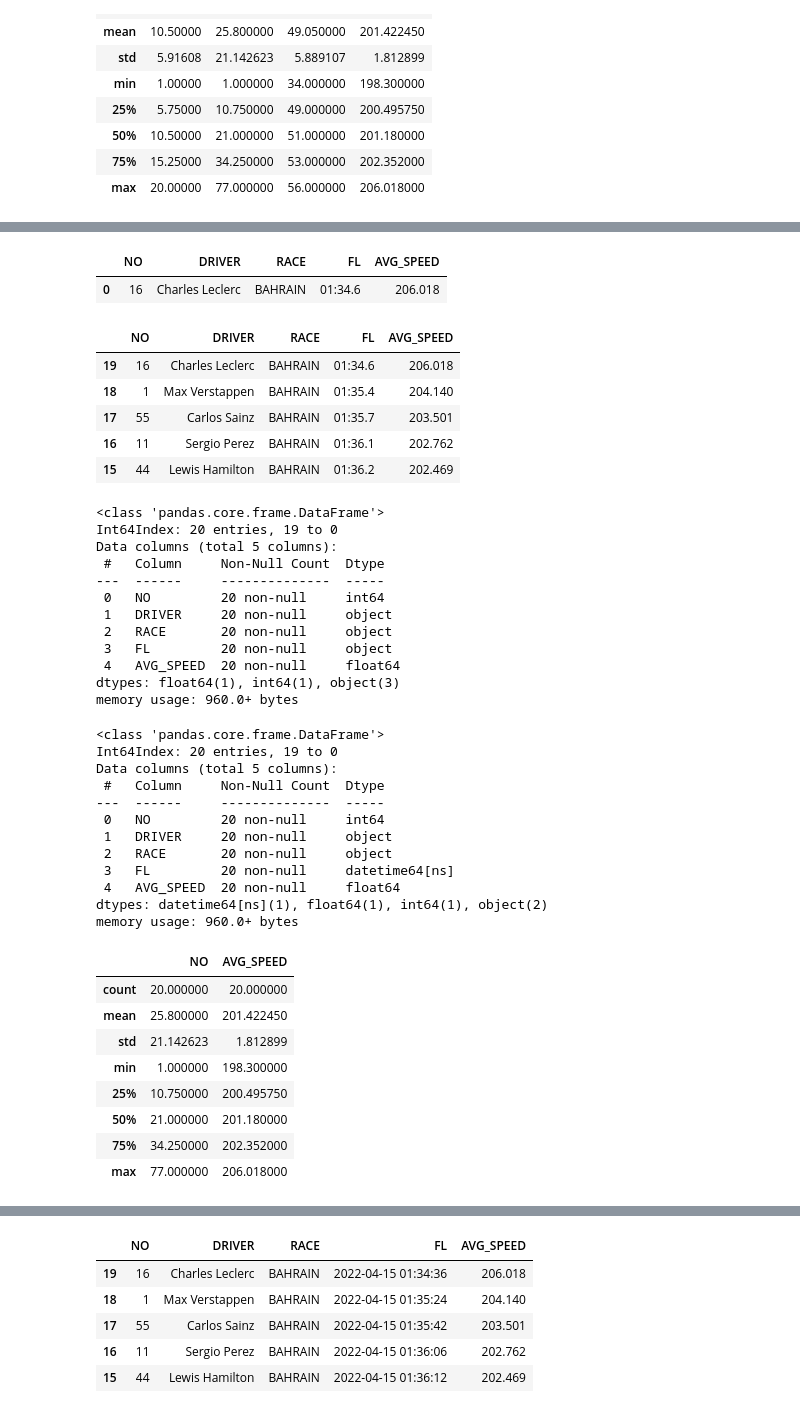
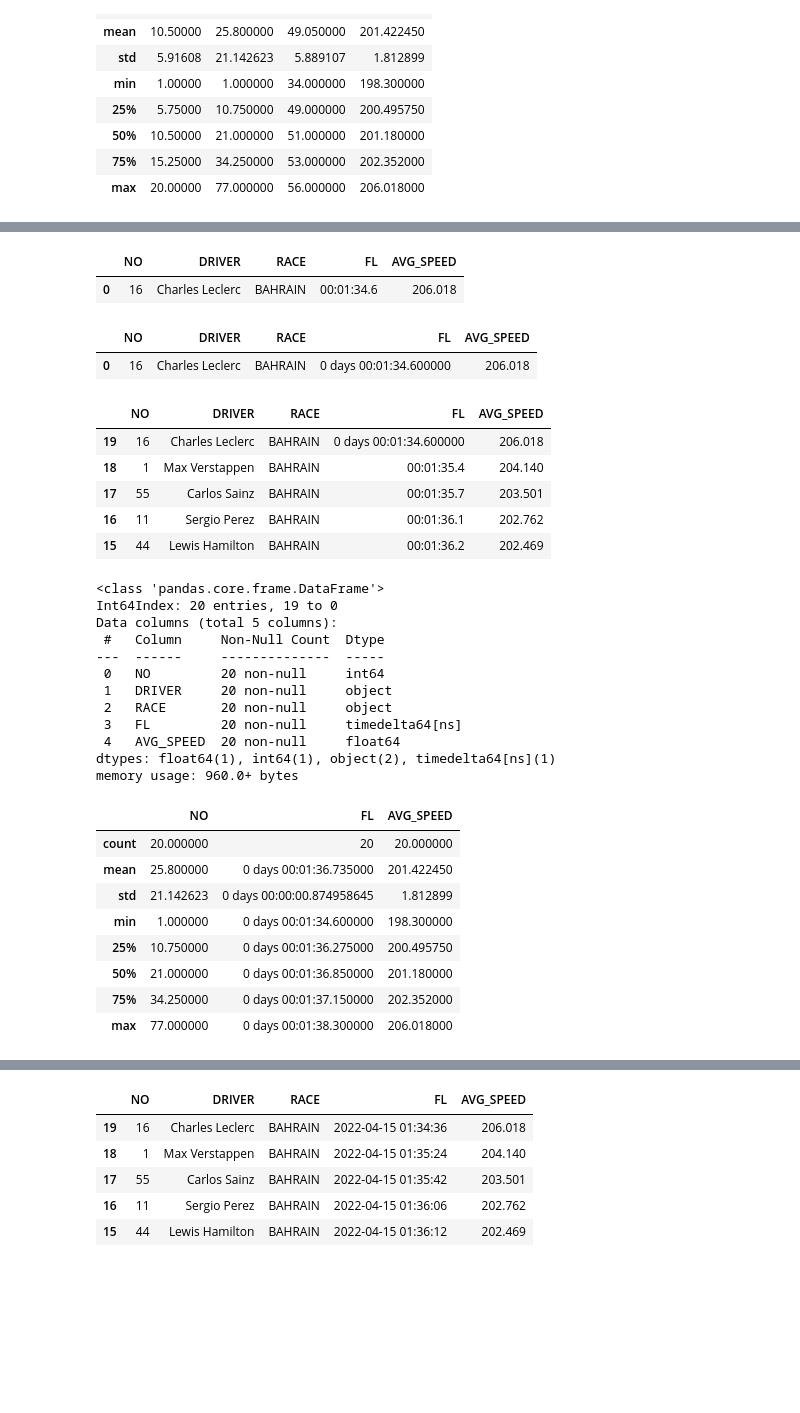
Before and after one commit to JB-26/f1-2022-analysis, a Jupyter notebook: fastest-laps.ipynb, the cells around one changed output, grey strips where cells are left out. Saved outputs shown, nothing was run; the diff lists cells and outputs as text; code cells hidden in the pictures; blank space fills up the shorter version.

Commit message:
Using timedelta instead of datetime

```diff
--- a/fastest-laps.ipynb
+++ b/fastest-laps.ipynb
@@ -31,9 +33,6 @@ fastest_lap = fastest_lap.assign(NO = '', DRIVER = '', RACE = '', FL = '', AVG_S
 fastest_lap.head()
 # %% [output]
 |  | NO | DRIVER | RACE | FL | AVG_SPEED |
-# %%
-# convert column to datetime
-fastest_lap['FL'] = pd.to_datetime(fastest_lap['FL'])
 # %%
 fastest_lap.info()
 # %% [output]
@@ -51,0 +72,3 @@ memory usage: 960.0+ bytes
+# %%
+# convert column to timedelta
+fastest_lap['FL'] = pd.to_timedelta(fastest_lap['FL'])
@@ -85,58 +112,53 @@ fastest_lap_bahrain_time.strftime('%M:%S.%f')[:-5]
 # %%
 # add fastest driver
 # add row
-fastest_lap.loc[-1] = [fastest_lap_bahrain_no, fastest_lap_bahrain_driver, 'BAHRAIN', fastest_lap_bahrain_time.strftime('%M:%S.%f')[:-5], fastest_lap_bahrain_speed]
+fastest_lap.loc[-1] = [fastest_lap_bahrain_no, fastest_lap_bahrain_driver, 'BAHRAIN', fastest_lap_bahrain_time.strftime('%H:%M:%S.%f')[:-5], fastest_lap_bahrain_speed]
 # shift the index
 fastest_lap.index = fastest_lap.index + 1
 fastest_lap.head()
 # %% [output]
 |  | NO | DRIVER | RACE | FL | AVG_SPEED |
-| 0 | 16 | Charles Leclerc | BAHRAIN | 01:34.6 | 206.018 |
+| 0 | 16 | Charles Leclerc | BAHRAIN | 00:01:34.6 | 206.018 |
+# %%
+# convert column to timedelta
+# RUN THIS AFTER ADDING ROW
+fastest_lap['FL'] = pd.to_timedelta(fastest_lap['FL'])
+# %%
+fastest_lap.head()
+# %% [output]
+|  | NO | DRIVER | RACE | FL | AVG_SPEED |
+| 0 | 16 | Charles Leclerc | BAHRAIN | 0 days 00:01:34.600000 | 206.018 |
 # %%
 driver_count = 1
 
 while driver_count < 20:
     time = fl_bahrain.loc[driver_count, 'TIME']
     driverNo = fl_bahrain.loc[driver_count, 'NO']
     name = fl_bahrain.loc[driver_count, 'DRIVER']
     avg_speed = fl_bahrain.loc[driver_count, 'AVG SPEED']
     if time == 'DNF':
         driver_count += 1
     else:
         #time = re.sub(r'[^0-9.]', '', time)
         #timeFloat = float(time)
         formattedTime = datetime.strptime(time,'%M:%S.%f')
-        formattedTime = formattedTime.strftime('%M:%S.%f')[:-5]
+        formattedTime = formattedTime.strftime('%H:%M:%S.%f')[:-5]
         #finalTime = timeFloat + fastest_lap_bahrain_time.strftime('%M:%S.%f')[:-3]
         # add row
         fastest_lap.loc[-1] = [driverNo, name, 'BAHRAIN', formattedTime, avg_speed]
         # shift the index
         fastest_lap.index = fastest_lap.index + 1
         driver_count += 1
 
 fastest_lap.head()
+# CONVERT FL COLUMN TO TIMEDELTA FORMAT
 # %% [output]
 |  | NO | DRIVER | RACE | FL | AVG_SPEED |
-| 19 | 16 | Charles Leclerc | BAHRAIN | 01:34.6 | 206.018 |
-| 18 | 1 | Max Verstappen | BAHRAIN | 01:35.4 | 204.140 |
-| 17 | 55 | Carlos Sainz | BAHRAIN | 01:35.7 | 203.501 |
-| 16 | 11 | Sergio Perez | BAHRAIN | 01:36.1 | 202.762 |
-| 15 | 44 | Lewis Hamilton | BAHRAIN | 01:36.2 | 202.469 |
+| 19 | 16 | Charles Leclerc | BAHRAIN | 0 days 00:01:34.600000 | 206.018 |
+| 18 | 1 | Max Verstappen | BAHRAIN | 00:01:35.4 | 204.140 |
+| 17 | 55 | Carlos Sainz | BAHRAIN | 00:01:35.7 | 203.501 |
+| 16 | 11 | Sergio Perez | BAHRAIN | 00:01:36.1 | 202.762 |
+| 15 | 44 | Lewis Hamilton | BAHRAIN | 00:01:36.2 | 202.469 |
-# %%
-fastest_lap.info()
-# %% [output]
-<class 'pandas.core.frame.DataFrame'>
-Int64Index: 20 entries, 19 to 0
-Data columns (total 5 columns):
- #   Column     Non-Null Count  Dtype
----  ------     --------------  -----
- 0   NO         20 non-null     int64
- 1   DRIVER     20 non-null     object
- 2   RACE       20 non-null     object
- 3   FL         20 non-null     object
- 4   AVG_SPEED  20 non-null     float64
-dtypes: float64(1), int64(1), object(3)
-memory usage: 960.0+ bytes
 # %%
 fastest_lap.info()
 # %% [output]
@@ -148,22 +170,22 @@ Data columns (total 5 columns):
  0   NO         20 non-null     int64
  1   DRIVER     20 non-null     object
  2   RACE       20 non-null     object
- 3   FL         20 non-null     datetime64[ns]
+ 3   FL         20 non-null     timedelta64[ns]
  4   AVG_SPEED  20 non-null     float64
-dtypes: datetime64[ns](1), float64(1), int64(1), object(2)
+dtypes: float64(1), int64(1), object(2), timedelta64[ns](1)
 memory usage: 960.0+ bytes
 # %%
 fastest_lap.describe()
 # %% [output]
-|  | NO | AVG_SPEED |
-| count | 20.000000 | 20.000000 |
-| mean | 25.800000 | 201.422450 |
-| std | 21.142623 | 1.812899 |
-| min | 1.000000 | 198.300000 |
-| 25% | 10.750000 | 200.495750 |
-| 50% | 21.000000 | 201.180000 |
-| 75% | 34.250000 | 202.352000 |
-| max | 77.000000 | 206.018000 |
+|  | NO | FL | AVG_SPEED |
+| count | 20.000000 | 20 | 20.000000 |
+| mean | 25.800000 | 0 days 00:01:36.735000 | 201.422450 |
+| std | 21.142623 | 0 days 00:00:00.874958645 | 1.812899 |
+| min | 1.000000 | 0 days 00:01:34.600000 | 198.300000 |
+| 25% | 10.750000 | 0 days 00:01:36.275000 | 200.495750 |
+| 50% | 21.000000 | 0 days 00:01:36.850000 | 201.180000 |
+| 75% | 34.250000 | 0 days 00:01:37.150000 | 202.352000 |
+| max | 77.000000 | 0 days 00:01:38.300000 | 206.018000 |
 # %%
 fastest_lap.head()
 # %% [output]
```
Also changed, not shown: parts of 12 cells of this notebook.
